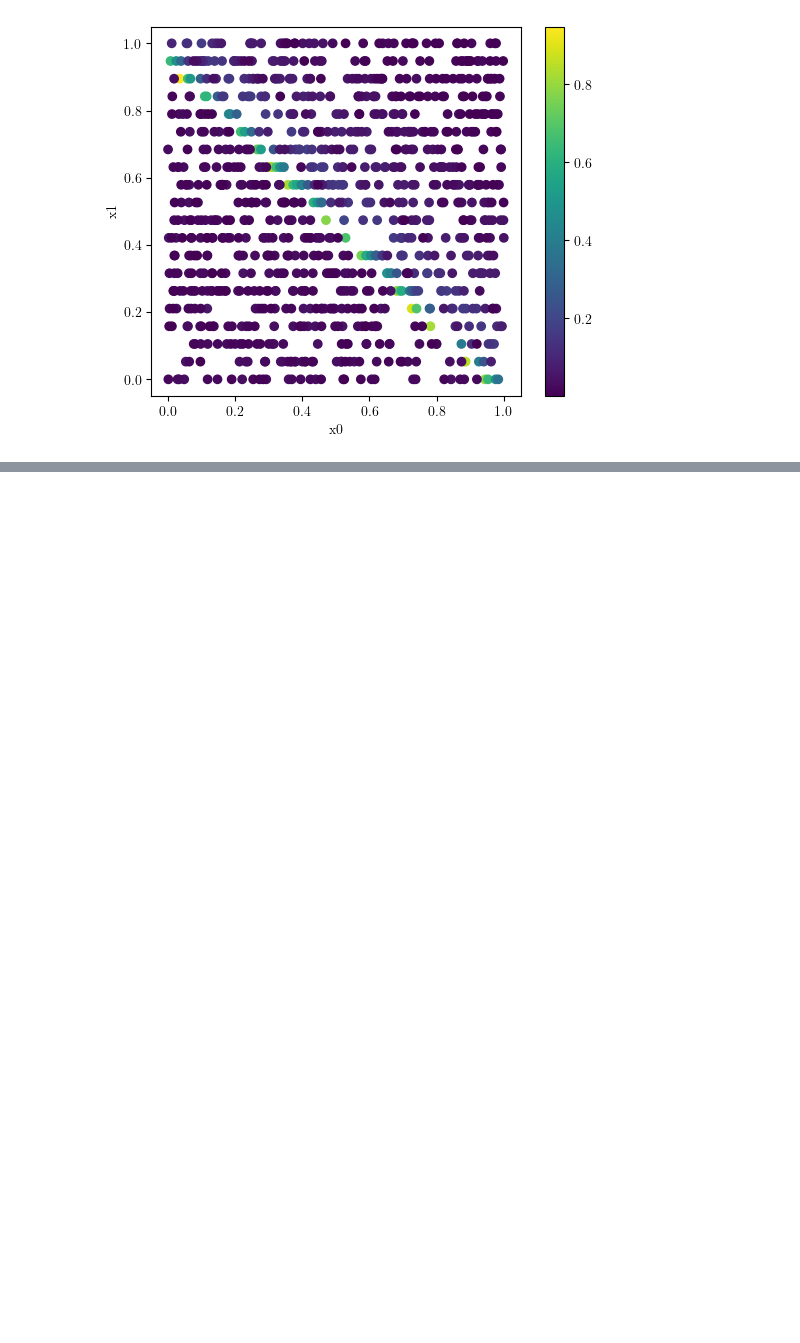
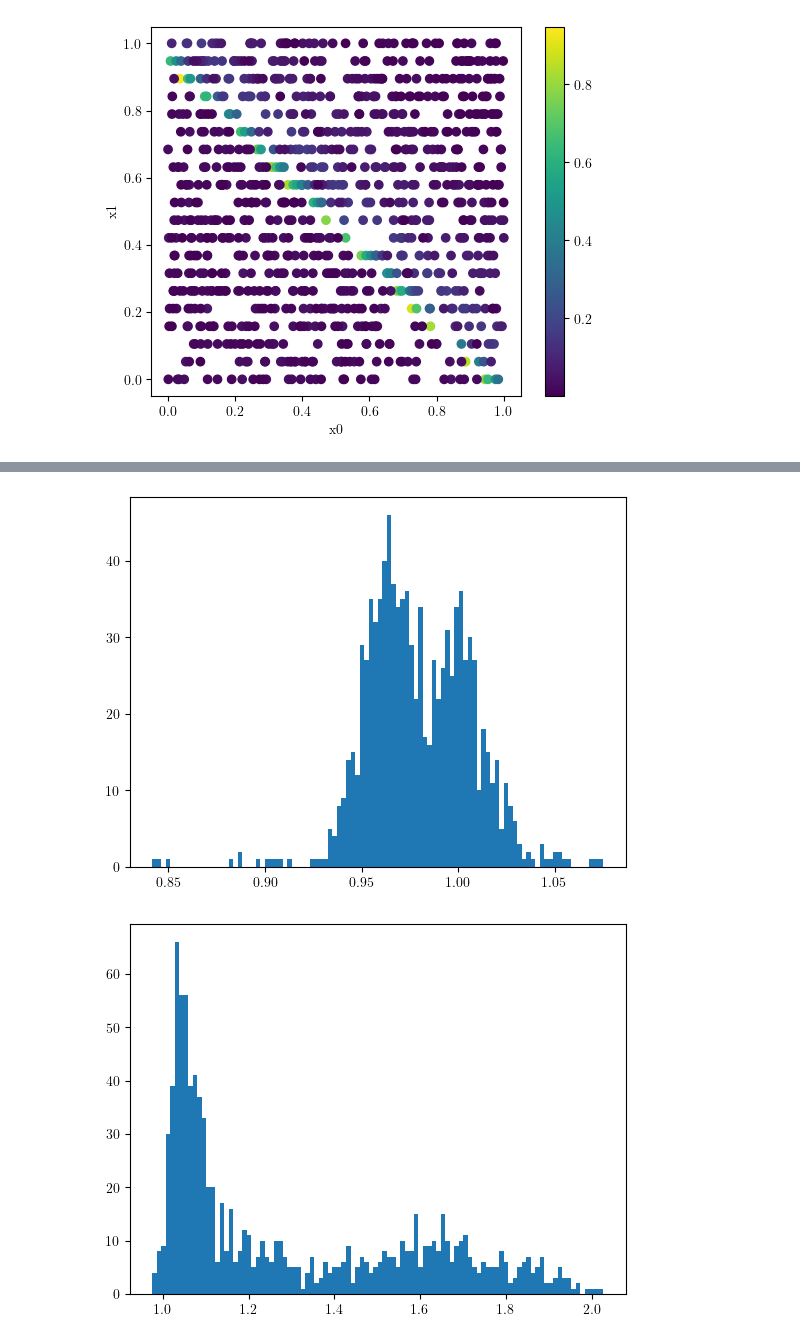
Before and after one commit to murraycutforth/psaap-data-science, a Jupyter notebook: interpolative_decomposition/bi-fidelity-spatial-error-experiment.ipynb, the cells around one changed output, grey strips where cells are left out. Saved outputs shown, nothing was run; the diff lists cells and outputs as text; code cells hidden in the pictures; blank space fills up the shorter version.

```diff
--- a/interpolative_decomposition/bi-fidelity-spatial-error-experiment.ipynb
+++ b/interpolative_decomposition/bi-fidelity-spatial-error-experiment.ipynb
@@ -258,0 +289,11 @@ plt.show()
+# %%
+# What is the sum of each column of proj?
+
+plt.hist(np.sum(proj, axis=0), bins=100)
+plt.show()
+
+plt.hist(np.sum(np.abs(proj), axis=0), bins=100)
+plt.show()
+# %% [output]
+[figure, added]
+[figure, added]
```
Also changed, not shown: parts of 3 cells of this notebook, 33 other files.
